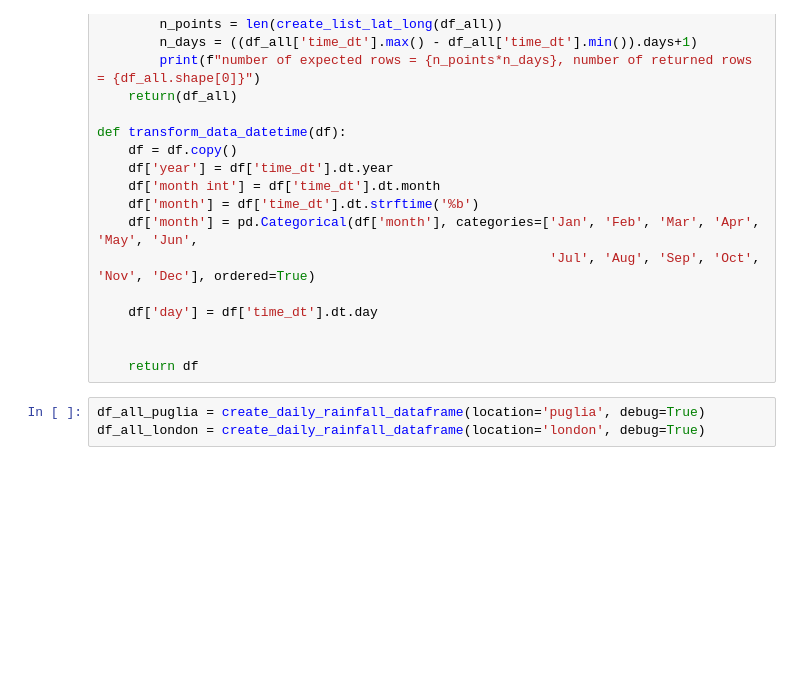
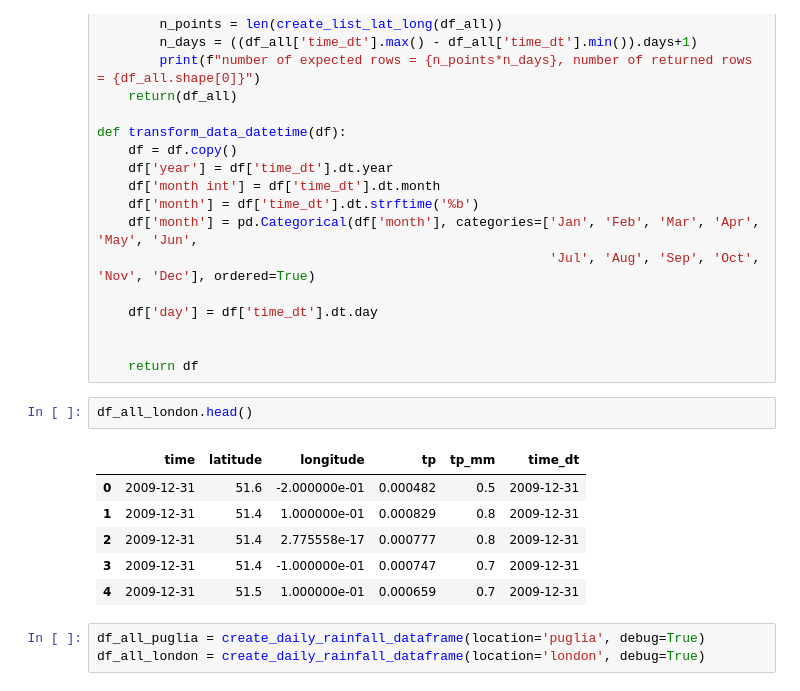
Before and after one commit to pacoraggio/London-Rainfall, a Jupyter notebook: notebooks/tp_yearly_analysis.ipynb, the cells around one changed output. Drawn from its saved outputs; the diff is of its cells as text; blank space fills up the shorter version.

```diff
--- a/notebooks/tp_yearly_analysis.ipynb
+++ b/notebooks/tp_yearly_analysis.ipynb
@@ -73,6 +73,15 @@ def transform_data_datetime(df):
 
 
     return df
+# %%
+df_all_london.head()
+# %% [output]
+|  | time | latitude | longitude | tp | tp_mm | time_dt |
+| 0 | 2009-12-31 | 51.6 | -2.000000e-01 | 0.000482 | 0.5 | 2009-12-31 |
+| 1 | 2009-12-31 | 51.4 | 1.000000e-01 | 0.000829 | 0.8 | 2009-12-31 |
+| 2 | 2009-12-31 | 51.4 | 2.775558e-17 | 0.000777 | 0.8 | 2009-12-31 |
+| 3 | 2009-12-31 | 51.4 | -1.000000e-01 | 0.000747 | 0.7 | 2009-12-31 |
+| 4 | 2009-12-31 | 51.5 | 1.000000e-01 | 0.000659 | 0.7 | 2009-12-31 |
 # %%
 df_all_puglia = create_daily_rainfall_dataframe(location='puglia', debug=True)
 df_all_london = create_daily_rainfall_dataframe(location='london', debug=True)
```
Also changed, not shown: parts of 5 cells of this notebook, 3 other files.
